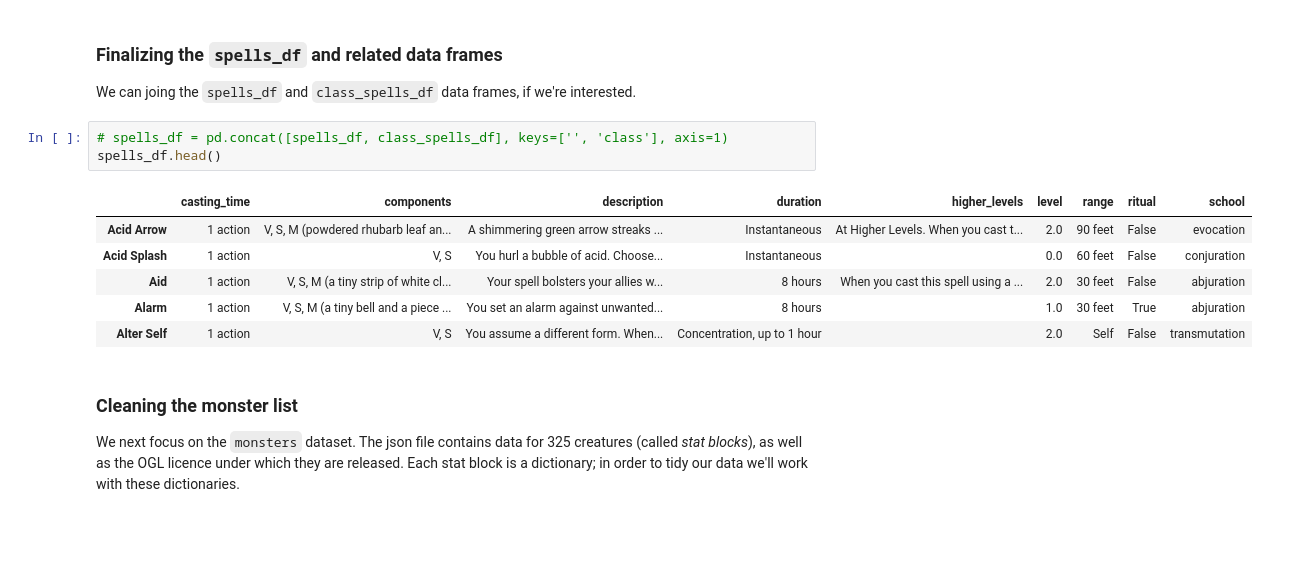
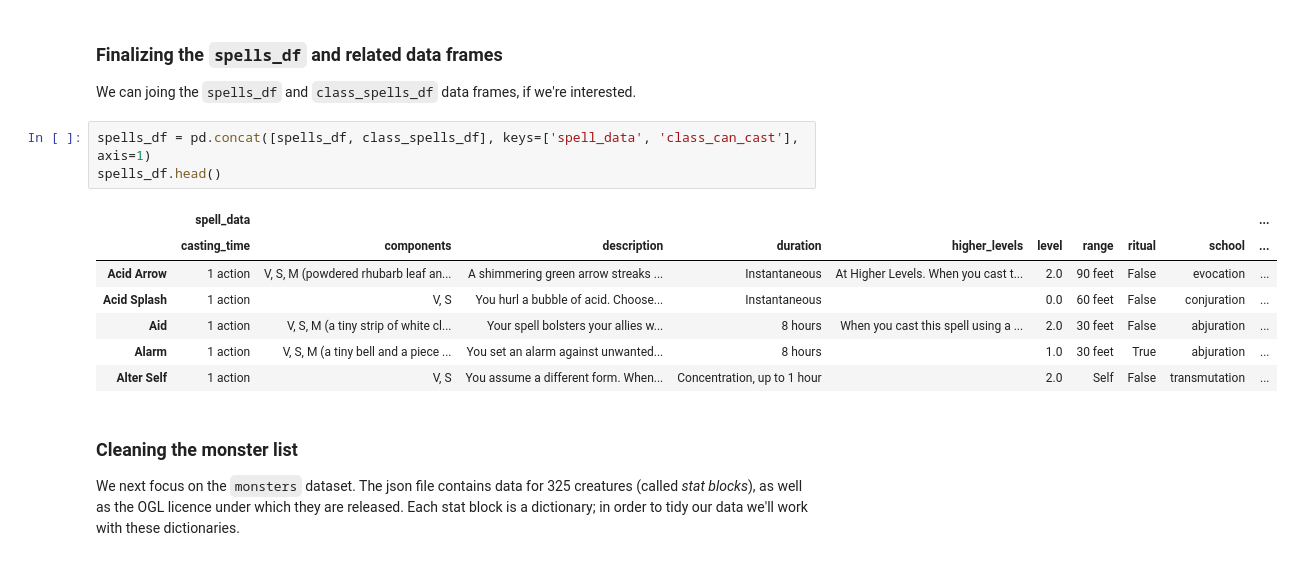
Before and after one commit to wisygig/cr, a Jupyter notebook: 0. Load and clean data.ipynb, the cells around one changed output. Drawn from its saved outputs; the diff is of its cells as text; blank space fills up the shorter version.

Commit message:
Ready to export dataframes

```diff
--- a/0. Load and clean data.ipynb
+++ b/0. Load and clean data.ipynb
@@ -372,15 +372,16 @@ spells_df.drop(['tags', 'type'], inplace=True, axis=1)
 
 We can joing the `spells_df` and `class_spells_df` data frames, if we're interested.
 # %%
-# spells_df = pd.concat([spells_df, class_spells_df], keys=['', 'class'], axis=1)
+spells_df = pd.concat([spells_df, class_spells_df], keys=['spell_data', 'class_can_cast'], axis=1)
 spells_df.head()
 # %% [output]
-|  | casting_time | components | description | duration | higher_levels | level | range | ritual | school |
-| Acid Arrow | 1 action | V, S, M (powdered rhubarb leaf an... | A shimmering green arrow streaks ... | Instantaneous | At Higher Levels. When you cast t... | 2.0 | 90 feet | False | evocation |
-| Acid Splash | 1 action | V, S | You hurl a bubble of acid. Choose... | Instantaneous |  | 0.0 | 60 feet | False | conjuration |
-| Aid | 1 action | V, S, M (a tiny strip of white cl... | Your spell bolsters your allies w... | 8 hours | When you cast this spell using a ... | 2.0 | 30 feet | False | abjuration |
-| Alarm | 1 action | V, S, M (a tiny bell and a piece ... | You set an alarm against unwanted... | 8 hours |  | 1.0 | 30 feet | True | abjuration |
-| Alter Self | 1 action | V, S | You assume a different form. When... | Concentration, up to 1 hour |  | 2.0 | Self | False | transmutation |
+|  | spell_data |  |  |  |  |  |  |  |  | ... |
+|  | casting_time | components | description | duration | higher_levels | level | range | ritual | school | ... |
+| Acid Arrow | 1 action | V, S, M (powdered rhubarb leaf an... | A shimmering green arrow streaks ... | Instantaneous | At Higher Levels. When you cast t... | 2.0 | 90 feet | False | evocation | ... |
+| Acid Splash | 1 action | V, S | You hurl a bubble of acid. Choose... | Instantaneous |  | 0.0 | 60 feet | False | conjuration | ... |
+| Aid | 1 action | V, S, M (a tiny strip of white cl... | Your spell bolsters your allies w... | 8 hours | When you cast this spell using a ... | 2.0 | 30 feet | False | abjuration | ... |
+| Alarm | 1 action | V, S, M (a tiny bell and a piece ... | You set an alarm against unwanted... | 8 hours |  | 1.0 | 30 feet | True | abjuration | ... |
+| Alter Self | 1 action | V, S | You assume a different form. When... | Concentration, up to 1 hour |  | 2.0 | Self | False | transmutation | ... |
 # %% [markdown]
 ### Cleaning the monster list
 
```
Also changed, not shown: parts of 40 cells of this notebook.
